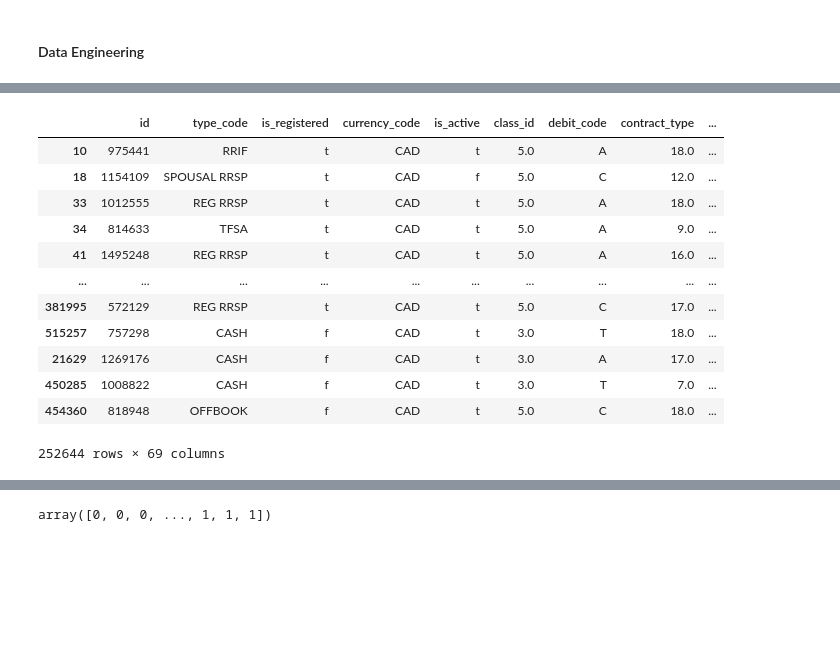
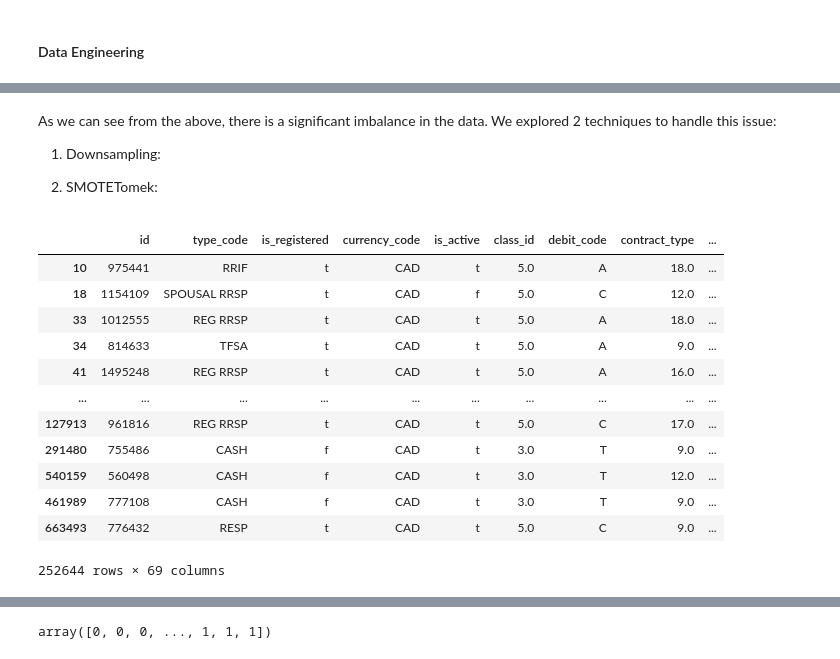
Before and after one commit to adparekh/CxC-Hackathon, a Jupyter notebook: final-hackathon.ipynb, the cells around one changed output, grey strips where cells are left out. Saved outputs shown, nothing was run; the diff lists cells and outputs as text; code cells hidden in the pictures; blank space fills up the shorter version.

```diff
--- a/final-hackathon.ipynb
+++ b/final-hackathon.ipynb
@@ -205,13 +210,3 @@ train_data = train_data.dropna(subset=['class_id'])
 - `discretionary_trading_authorized` - impute all NaNs with 'n'.
 - `type_code` - impute most frequent type_code
 - `dup_trip_quad_code` drop column as it has only has one unique value and 12 missing values (insignificant)
-# %%
-# Aditya P & Jithin - Imputations/Deletions
-train_data['is_arp_locked'] = train_data['is_arp_locked'].fillna('f')
-train_data = train_data.drop(['is_spousal', 'last_trade_date', 'dup_trip_quad_code'], axis=1)
-train_data = train_data.dropna(subset=['contract_type'])
-train_data = train_data.dropna(subset=['last_maintenance_time'])
-train_data['has_discrete_auth'] = train_data['has_discrete_auth'].fillna('t')
-train_data['discretionary_trading_authorized'] = train_data['discretionary_trading_authorized'].fillna('n')
-train_data['type_code'] = train_data['type_code'].fillna(train_data['type_code'].mode()[0])
-train_data
@@ -334,18 +373,24 @@ train_data = train_data.drop('investment_objective', axis=1)
 # Convert all date columns to contain the total number of months between today's date and provided date.
 
 # Convert all date columns to datetime
-train_data['rrif_original_date'] = pd.to_datetime(train_data['rrif_original_date'])
-train_data['plan_effective_date'] = pd.to_datetime(train_data['plan_effective_date'])
-train_data['inception_date'] = pd.to_datetime(train_data['inception_date'])
-train_data['last_maintenance_time'] = pd.to_datetime(train_data['last_maintenance_time'])
 
-current_date = datetime(2024, 2, 22)
+def convert_datetime(df):
+    df['rrif_original_date'] = pd.to_datetime(df['rrif_original_date'])
+    df['plan_effective_date'] = pd.to_datetime(df['plan_effective_date'])
+    df['inception_date'] = pd.to_datetime(df['inception_date'])
+    df['last_maintenance_time'] = pd.to_datetime(df['last_maintenance_time'])
 
-# Calculate time difference in months from today's date
-train_data['rrif_months'] = ((current_date - train_data['rrif_original_date']) / pd.Timedelta(days=30)).astype(int)
-train_data['plan_effective_months'] = ((current_date - train_data['plan_effective_date']) / pd.Timedelta(days=30)).astype(int)
-train_data['inception_months'] = ((current_date - train_data['inception_date']) / pd.Timedelta(days=30)).astype(int)
-train_data['months_last_maintenance'] = ((current_date - train_data['last_maintenance_time']) / pd.Timedelta(days=30)).astype(int)
+    current_date = datetime(2024, 2, 22)
 
-# Drop the original date columns
-train_data.drop(columns=['rrif_original_date', 'plan_effective_date', 'inception_date', 'last_maintenance_time'], inplace=True)
+    # Calculate time difference in months from today's date
+    df['rrif_months'] = ((current_date - df['rrif_original_date']) / pd.Timedelta(days=30)).astype(int)
+    df['plan_effective_months'] = ((current_date - df['plan_effective_date']) / pd.Timedelta(days=30)).astype(int)
+    df['inception_months'] = ((current_date - df['inception_date']) / pd.Timedelta(days=30)).astype(int)
+    df['months_last_maintenance'] = ((current_date - df['last_maintenance_time']) / pd.Timedelta(days=30)).astype(int)
+
+    # Drop the original date columns
+    df.drop(columns=['rrif_original_date', 'plan_effective_date', 'inception_date', 'last_maintenance_time'], inplace=True)
+    return df
+
+train_data = convert_datetime(train_data)
+train_data[['rrif_months', 'plan_effective_months', 'inception_months', 'months_last_maintenance']]
@@ -352,24 +424,32 @@ train_data.drop(columns=['rrif_original_date', 'plan_effective_date', 'inception
+# %% [markdown]
+As we can see from the above, there is a significant imbalance in the data. We explored 2 techniques to handle this issue:
+1. Downsampling:
+
+2. SMOTETomek:
 # %%
 # Downsampling
 random.seed(12345)
 non_churn_size = sum(train_data["label"] == "No Churn")
 non_churning_data = train_data[train_data["label"] == 'No Churn']
 churning_data = train_data[train_data["label"] == "Churn"].sample(n= 1 * non_churn_size)
 downsample = pd.concat([non_churning_data, churning_data])
+x_down = downsample.drop(["label"], axis=1)
+y_down = downsample["label"]
+
 downsample
 # %% [output]
 |  | id | type_code | is_registered | currency_code | is_active | class_id | debit_code | contract_type | ... |
 | 10 | 975441 | RRIF | t | CAD | t | 5.0 | A | 18.0 | ... |
 | 18 | 1154109 | SPOUSAL RRSP | t | CAD | f | 5.0 | C | 12.0 | ... |
 | 33 | 1012555 | REG RRSP | t | CAD | t | 5.0 | A | 18.0 | ... |
 | 34 | 814633 | TFSA | t | CAD | t | 5.0 | A | 9.0 | ... |
 | 41 | 1495248 | REG RRSP | t | CAD | t | 5.0 | A | 16.0 | ... |
 | ... | ... | ... | ... | ... | ... | ... | ... | ... | ... |
-| 381995 | 572129 | REG RRSP | t | CAD | t | 5.0 | C | 17.0 | ... |
-| 515257 | 757298 | CASH | f | CAD | t | 3.0 | T | 18.0 | ... |
-| 21629 | 1269176 | CASH | f | CAD | t | 3.0 | A | 17.0 | ... |
-| 450285 | 1008822 | CASH | f | CAD | t | 3.0 | T | 7.0 | ... |
-| 454360 | 818948 | OFFBOOK | f | CAD | t | 5.0 | C | 18.0 | ... |
+| 127913 | 961816 | REG RRSP | t | CAD | t | 5.0 | C | 17.0 | ... |
+| 291480 | 755486 | CASH | f | CAD | t | 3.0 | T | 9.0 | ... |
+| 540159 | 560498 | CASH | f | CAD | t | 3.0 | T | 12.0 | ... |
+| 461989 | 777108 | CASH | f | CAD | t | 3.0 | T | 9.0 | ... |
+| 663493 | 776432 | RESP | t | CAD | t | 5.0 | C | 9.0 | ... |
 252644 rows × 69 columns
 # %%
 # Use the OrdinalEncoder to convert labels into values
```
Also changed, not shown: parts of 26 cells of this notebook.
